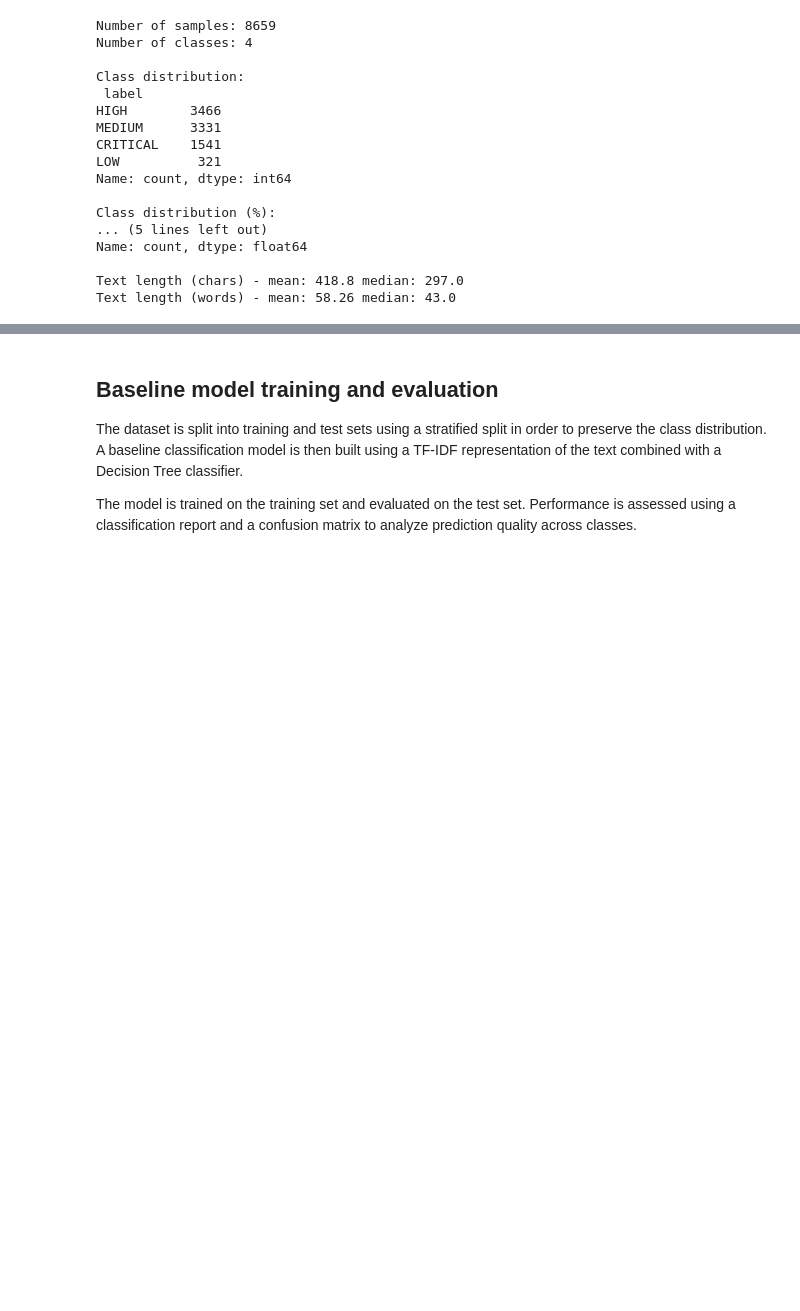
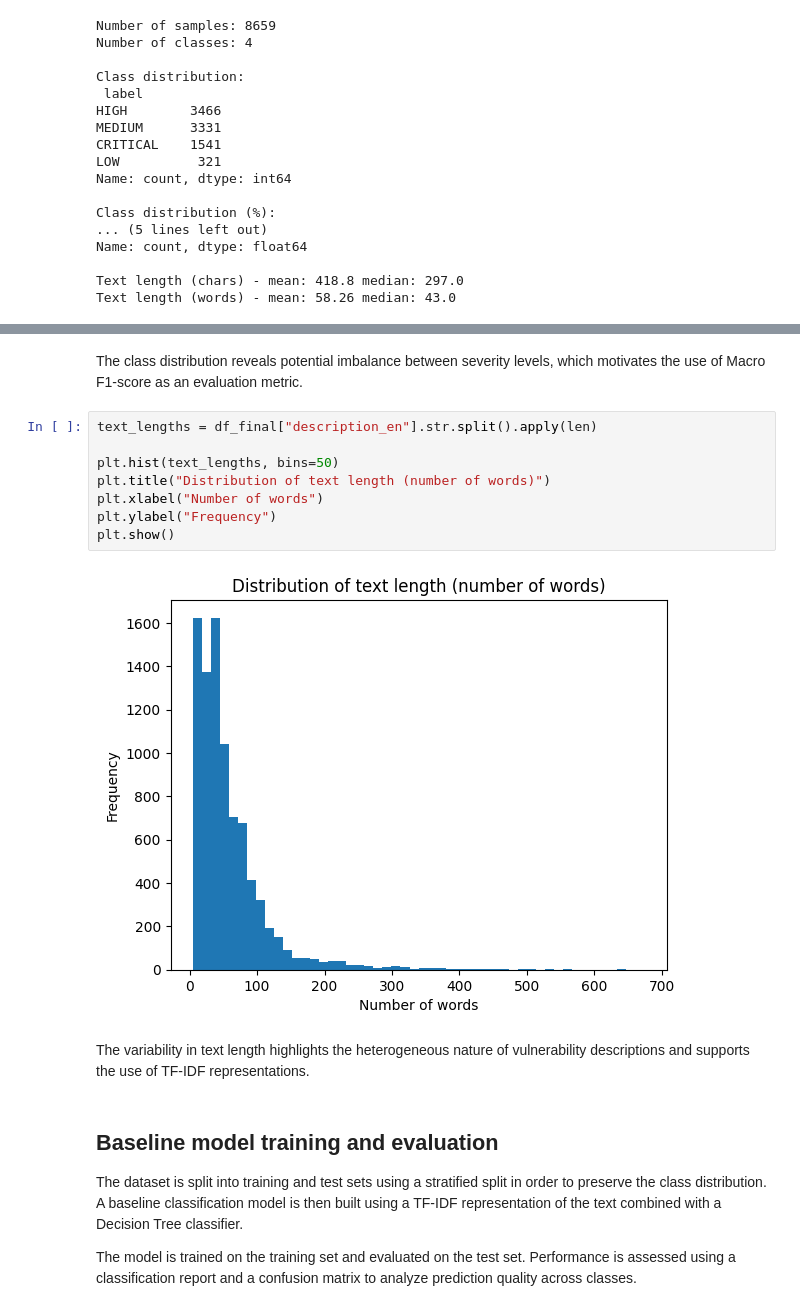
Before and after one commit to PieroLB/SmartHome-ML, a Jupyter notebook: SmartHome_Severity_Prediction.ipynb, the cells around one changed output, grey strips where cells are left out. Cells and saved outputs as stored; diff of their text form; blank space fills up the shorter version.

```diff
--- a/SmartHome_Severity_Prediction.ipynb
+++ b/SmartHome_Severity_Prediction.ipynb
@@ -248,3 +258,17 @@ Text length (words) - mean: 58.26 median: 43.0
+# %% [markdown]
+The class distribution reveals potential imbalance between severity levels, which motivates the use of Macro F1-score as an evaluation metric.
+# %%
+text_lengths = df_final["description_en"].str.split().apply(len)
+
+plt.hist(text_lengths, bins=50)
+plt.title("Distribution of text length (number of words)")
+plt.xlabel("Number of words")
+plt.ylabel("Frequency")
+plt.show()
+# %% [output]
+[figure, added]
+# %% [markdown]
+The variability in text length highlights the heterogeneous nature of vulnerability descriptions and supports the use of TF-IDF representations.
 # %% [markdown]
 ## Baseline model training and evaluation
 
```
Also changed, not shown: parts of 4 cells of this notebook.
